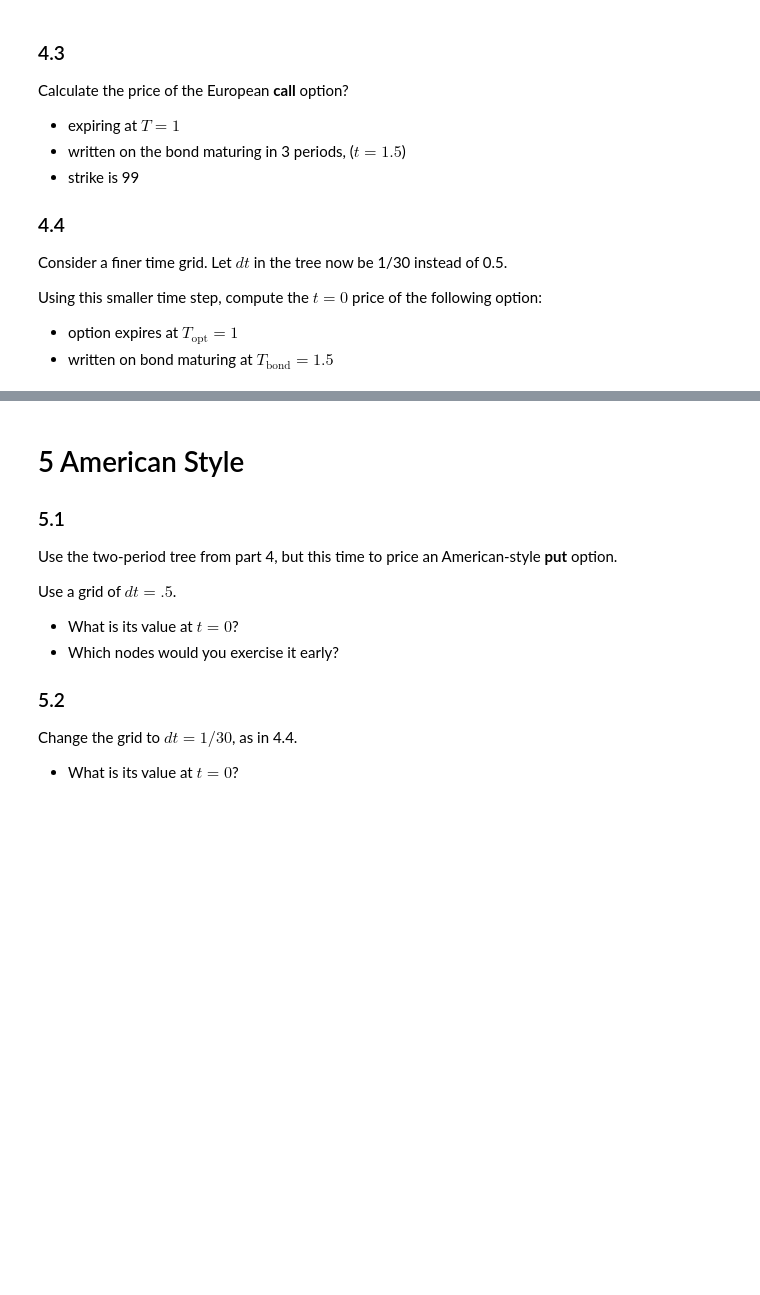
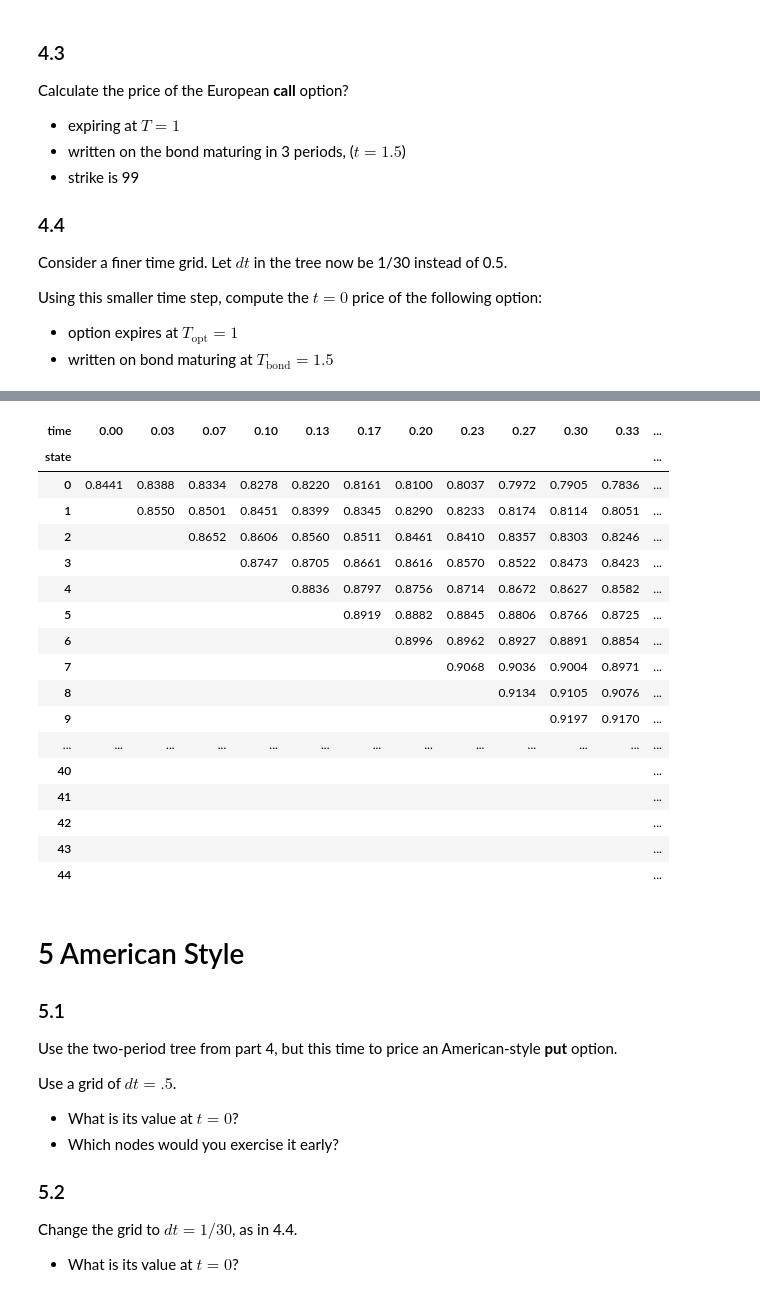
Before and after one commit to BryceH-25/finm-fiderivs-2024, a Jupyter notebook: homework/Homework 1.ipynb, the cells around one changed output, grey strips where cells are left out. Saved outputs shown, nothing was run; the diff lists cells and outputs as text; code cells hidden in the pictures; blank space fills up the shorter version.

```diff
--- a/homework/Homework 1.ipynb
+++ b/homework/Homework 1.ipynb
@@ -139,3 +562,31 @@ Using this smaller time step, compute the $t=0$ price of the following option:
+# %%
+pstars = pd.Series(.6449, index=ratetree_dense.columns, name='pstar') # need market data. using from throughout problem
+format_bintree(pstars.to_frame().T,style='{:.2%}')
+payoff = lambda r: payoff_bond(r,dt)
+bondtree_dense = bintree_pricing(payoff, ratetree_dense, pstars = pstars)
+STRIKE = 99
+call_derivtree_dense = bintree_pricing(call_payoff, ratetree=ratetree_dense, undertree = bondtree_dense, pstars=pstars)
+#put_derivtree_dense = bintree_pricing(put_payoff, ratetree=ratetree_dense, undertree = bondtree_dense, pstars=pstars)
+format_bintree(call_derivtree_dense, style='{:.4f}')
+# %% [output]
+| time | 0.00 | 0.03 | 0.07 | 0.10 | 0.13 | 0.17 | 0.20 | 0.23 | 0.27 | 0.30 | 0.33 | ... |
+| state |  |  |  |  |  |  |  |  |  |  |  | ... |
+| 0 | 0.8441 | 0.8388 | 0.8334 | 0.8278 | 0.8220 | 0.8161 | 0.8100 | 0.8037 | 0.7972 | 0.7905 | 0.7836 | ... |
+| 1 |  | 0.8550 | 0.8501 | 0.8451 | 0.8399 | 0.8345 | 0.8290 | 0.8233 | 0.8174 | 0.8114 | 0.8051 | ... |
+| 2 |  |  | 0.8652 | 0.8606 | 0.8560 | 0.8511 | 0.8461 | 0.8410 | 0.8357 | 0.8303 | 0.8246 | ... |
+| 3 |  |  |  | 0.8747 | 0.8705 | 0.8661 | 0.8616 | 0.8570 | 0.8522 | 0.8473 | 0.8423 | ... |
+| 4 |  |  |  |  | 0.8836 | 0.8797 | 0.8756 | 0.8714 | 0.8672 | 0.8627 | 0.8582 | ... |
+| 5 |  |  |  |  |  | 0.8919 | 0.8882 | 0.8845 | 0.8806 | 0.8766 | 0.8725 | ... |
+| 6 |  |  |  |  |  |  | 0.8996 | 0.8962 | 0.8927 | 0.8891 | 0.8854 | ... |
+| 7 |  |  |  |  |  |  |  | 0.9068 | 0.9036 | 0.9004 | 0.8971 | ... |
+| 8 |  |  |  |  |  |  |  |  | 0.9134 | 0.9105 | 0.9076 | ... |
+| 9 |  |  |  |  |  |  |  |  |  | 0.9197 | 0.9170 | ... |
+| ... | ... | ... | ... | ... | ... | ... | ... | ... | ... | ... | ... | ... |
+| 40 |  |  |  |  |  |  |  |  |  |  |  | ... |
+| 41 |  |  |  |  |  |  |  |  |  |  |  | ... |
+| 42 |  |  |  |  |  |  |  |  |  |  |  | ... |
+| 43 |  |  |  |  |  |  |  |  |  |  |  | ... |
+| 44 |  |  |  |  |  |  |  |  |  |  |  | ... |
 # %% [markdown]
 # 5 American Style
 ### 5.1
```
Also changed, not shown: parts of 44 cells of this notebook.
